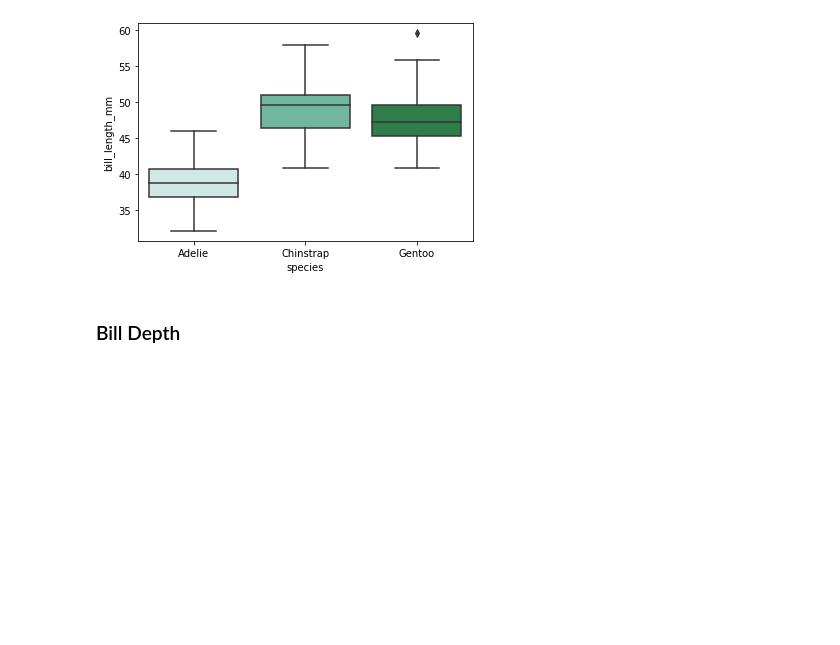
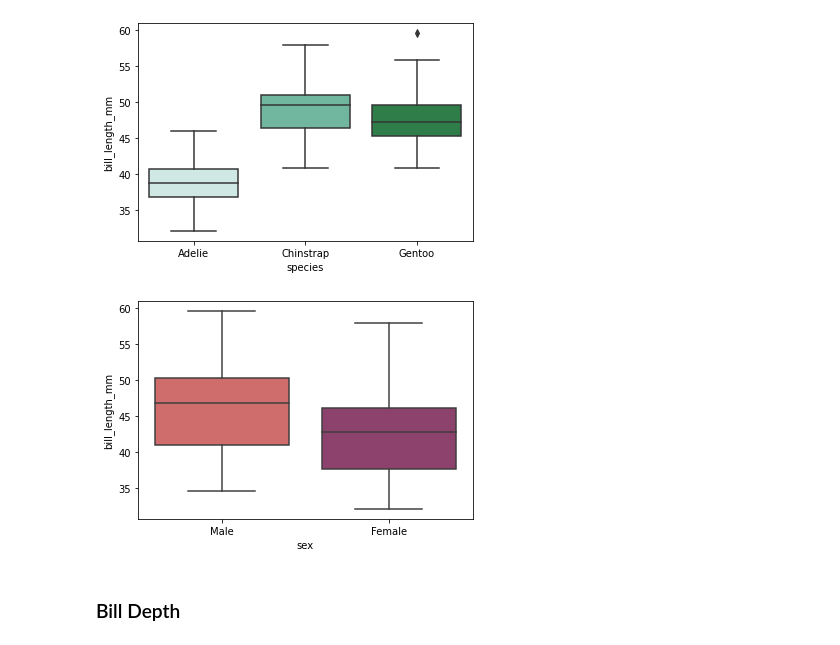
Before and after one commit to Mmarcos01/data-visualization, a Jupyter notebook: viz-a.ipynb, the cells around one changed output. Cells and saved outputs as stored; diff of their text form; code cells hidden in the pictures; blank space fills up the shorter version.

```diff
--- a/viz-a.ipynb
+++ b/viz-a.ipynb
@@ -138,6 +130,10 @@ sns.displot(data=df, x='bill_length_mm', hue='species', kind='kde', palette='dar
 sns.boxplot(data=df, x='species', y='bill_length_mm', palette='BuGn');
 # %% [output]
 [figure]
+# %%
+sns.boxplot(data=df, x='sex', y='bill_length_mm', palette='flare');
+# %% [output]
+[figure, added]
 # %% [markdown]
 ### Bill Depth
 # %%
```
Also changed, not shown: parts of 5 cells of this notebook.
